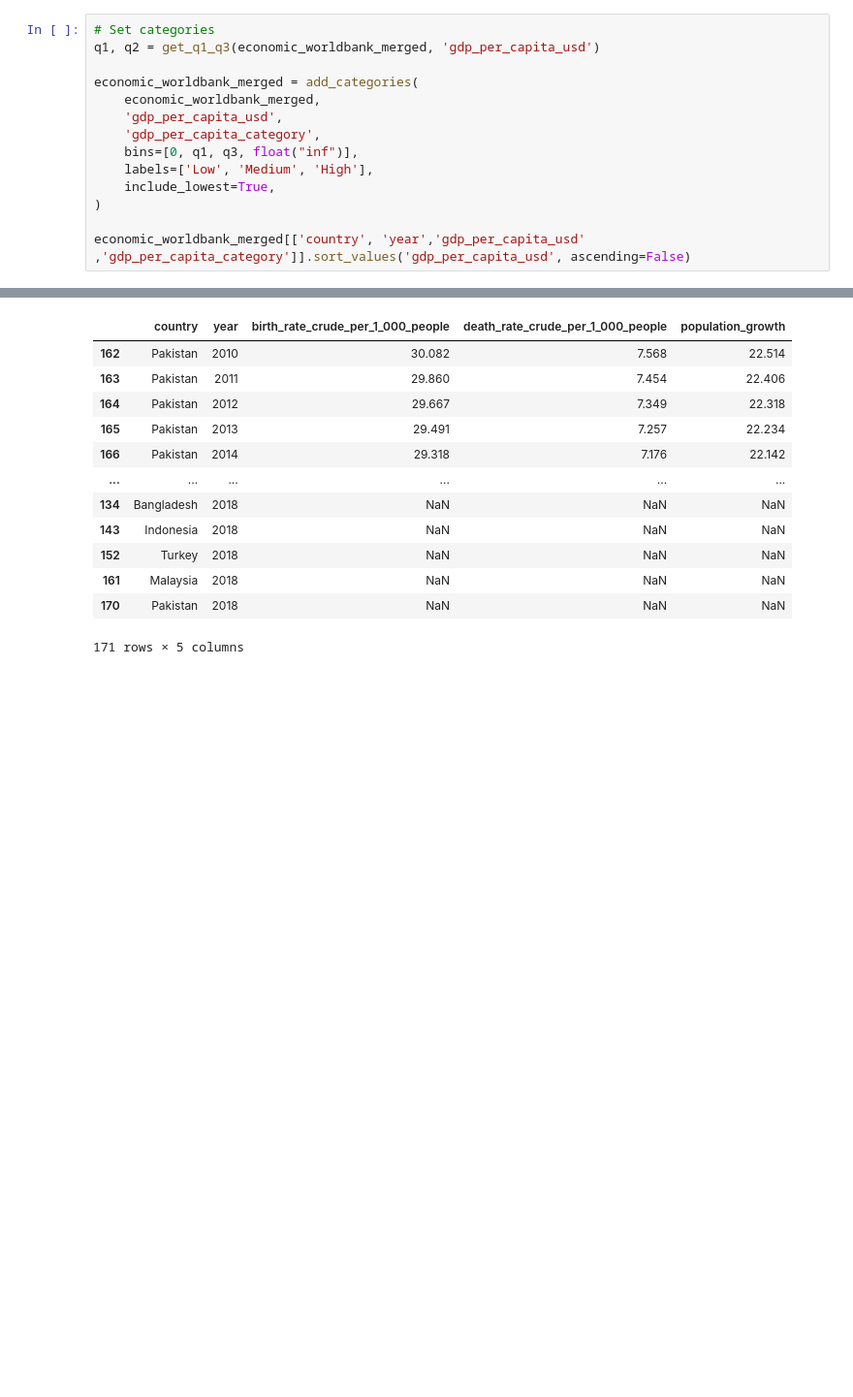
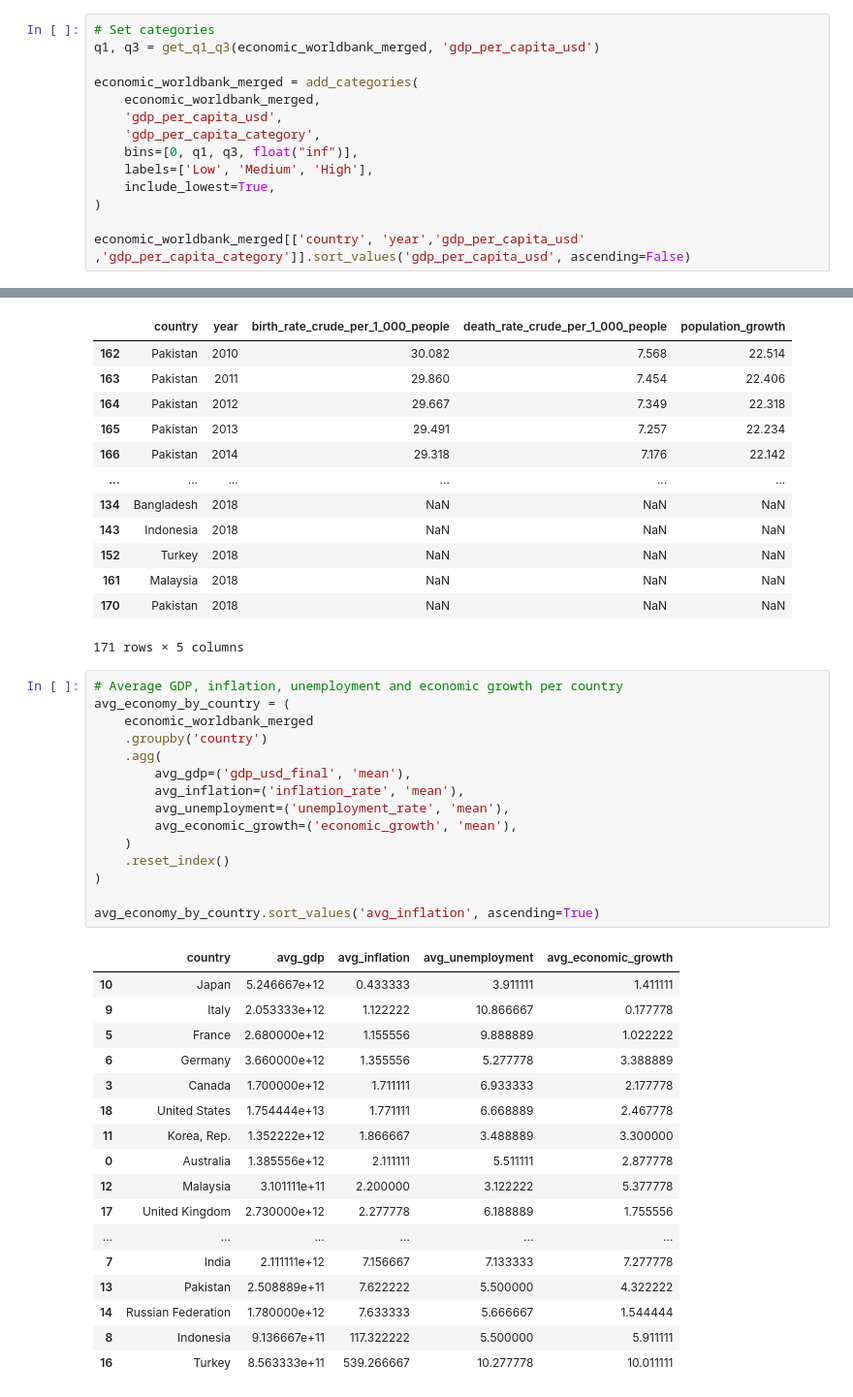
Before and after one commit to Enarb1/interv, a Jupyter notebook: notebooks/task03.ipynb, the cells around one changed output, grey strips where cells are left out. Shown at 97% size. Cells and saved outputs as stored; diff of their text form; blank space fills up the shorter version.

```diff
--- a/notebooks/task03.ipynb
+++ b/notebooks/task03.ipynb
@@ -922,7 +960,7 @@ max      68150.100000
 Name: gdp_per_capita_usd, dtype: float64
 # %%
 # Set categories
-q1, q2 = get_q1_q3(economic_worldbank_merged, 'gdp_per_capita_usd')
+q1, q3 = get_q1_q3(economic_worldbank_merged, 'gdp_per_capita_usd')
 
 economic_worldbank_merged = add_categories(
     economic_worldbank_merged,
@@ -1141,3 +1179,36 @@ economic_worldbank_merged[
 | 161 | Malaysia | 2018 | NaN | NaN | NaN |
 | 170 | Pakistan | 2018 | NaN | NaN | NaN |
 171 rows × 5 columns
+# %%
+# Average GDP, inflation, unemployment and economic growth per country
+avg_economy_by_country = (
+    economic_worldbank_merged
+    .groupby('country')
+    .agg(
+        avg_gdp=('gdp_usd_final', 'mean'),
+        avg_inflation=('inflation_rate', 'mean'),
+        avg_unemployment=('unemployment_rate', 'mean'),
+        avg_economic_growth=('economic_growth', 'mean'),
+    )
+    .reset_index()
+)
+
+avg_economy_by_country.sort_values('avg_inflation', ascending=True)
+# %% [output]
+|  | country | avg_gdp | avg_inflation | avg_unemployment | avg_economic_growth |
+| 10 | Japan | 5.246667e+12 | 0.433333 | 3.911111 | 1.411111 |
+| 9 | Italy | 2.053333e+12 | 1.122222 | 10.866667 | 0.177778 |
+| 5 | France | 2.680000e+12 | 1.155556 | 9.888889 | 1.022222 |
+| 6 | Germany | 3.660000e+12 | 1.355556 | 5.277778 | 3.388889 |
+| 3 | Canada | 1.700000e+12 | 1.711111 | 6.933333 | 2.177778 |
+| 18 | United States | 1.754444e+13 | 1.771111 | 6.668889 | 2.467778 |
+| 11 | Korea, Rep. | 1.352222e+12 | 1.866667 | 3.488889 | 3.300000 |
+| 0 | Australia | 1.385556e+12 | 2.111111 | 5.511111 | 2.877778 |
+| 12 | Malaysia | 3.101111e+11 | 2.200000 | 3.122222 | 5.377778 |
+| 17 | United Kingdom | 2.730000e+12 | 2.277778 | 6.188889 | 1.755556 |
+| ... | ... | ... | ... | ... | ... |
+| 7 | India | 2.111111e+12 | 7.156667 | 7.133333 | 7.277778 |
+| 13 | Pakistan | 2.508889e+11 | 7.622222 | 5.500000 | 4.322222 |
+| 14 | Russian Federation | 1.780000e+12 | 7.633333 | 5.666667 | 1.544444 |
+| 8 | Indonesia | 9.136667e+11 | 117.322222 | 5.500000 | 5.911111 |
+| 16 | Turkey | 8.563333e+11 | 539.266667 | 10.277778 | 10.011111 |
```
Also changed, not shown: parts of 12 cells of this notebook.
